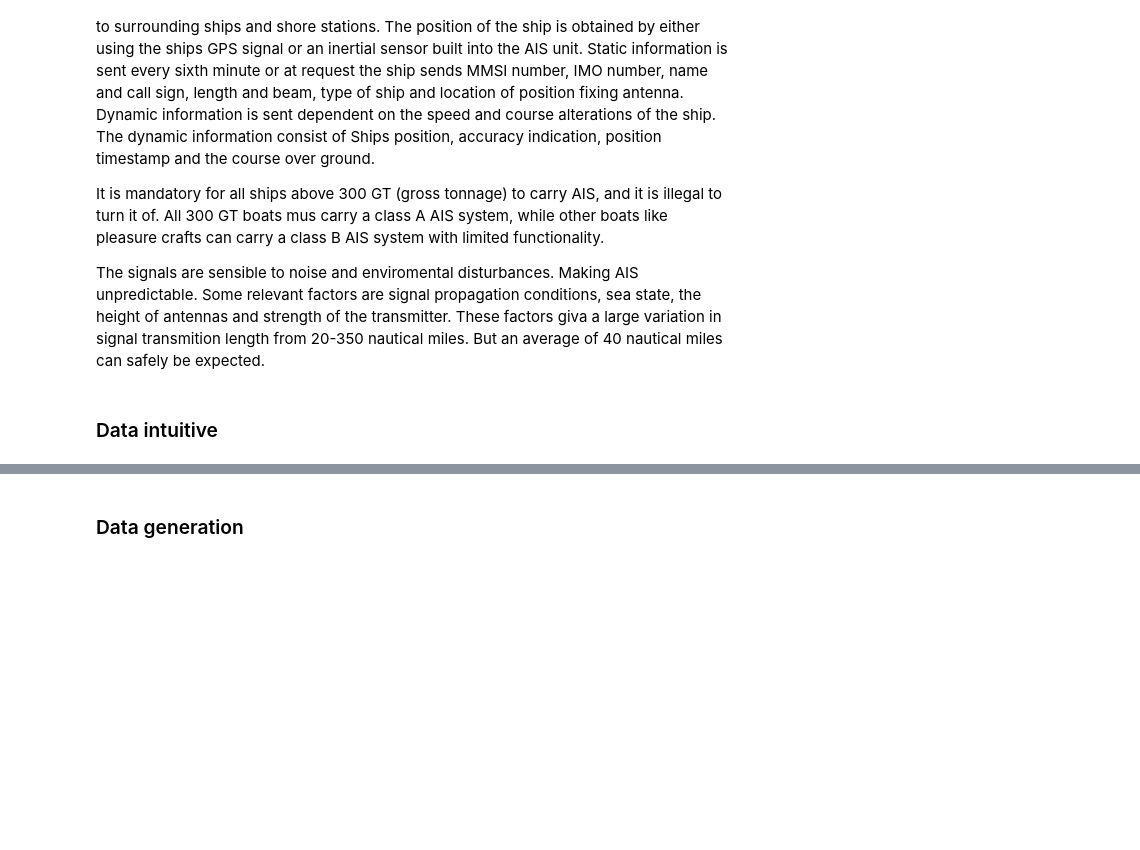
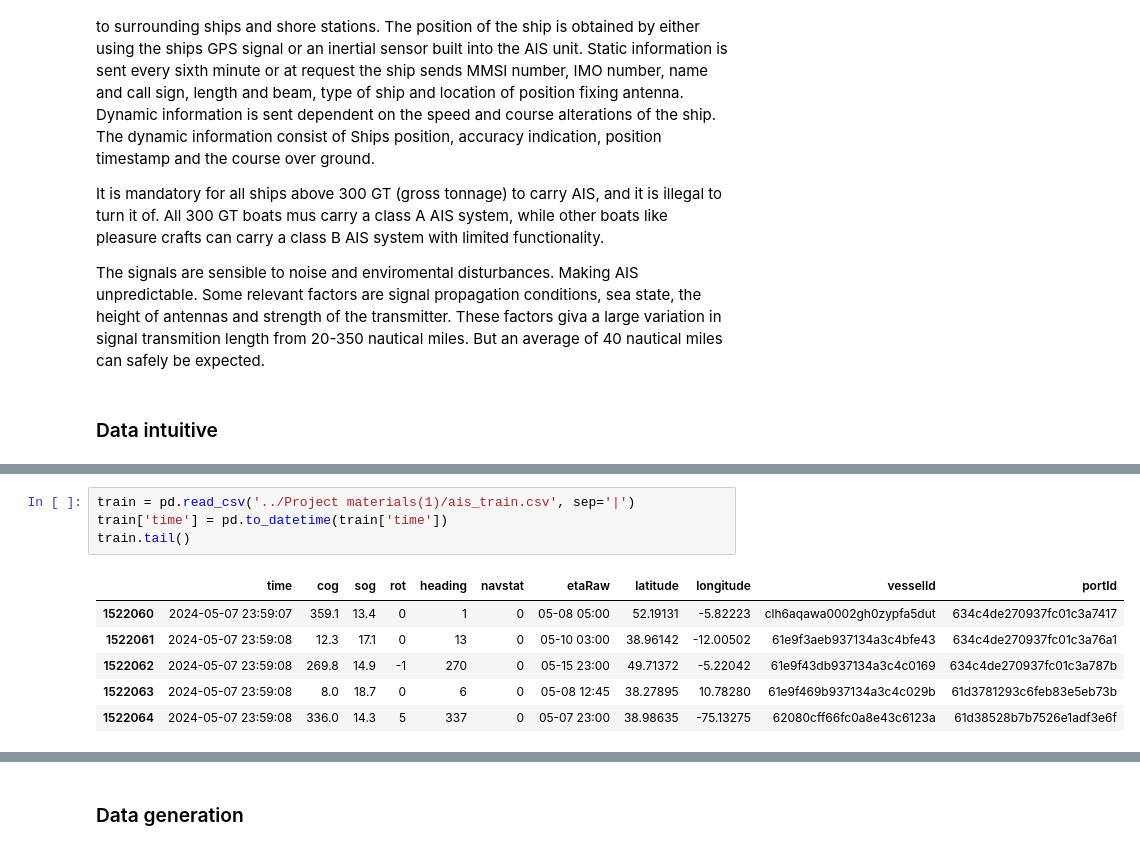
Before and after one commit to MariusVaardal/AIS-Vessel-Trajectory-Prediction, a Jupyter notebook: Report/report.ipynb, the cells around one changed output, grey strips where cells are left out. Drawn from its saved outputs; the diff is of its cells as text; blank space fills up the shorter version.

```diff
--- a/Report/report.ipynb
+++ b/Report/report.ipynb
@@ -13,0 +22,11 @@ The signals are sensible to noise and enviromental disturbances. Making AIS unpr
+# %%
+train = pd.read_csv('../Project materials(1)/ais_train.csv', sep='|')
+train['time'] = pd.to_datetime(train['time'])
+train.tail()
+# %% [output]
+|  | time | cog | sog | rot | heading | navstat | etaRaw | latitude | longitude | vesselId | portId |
+| 1522060 | 2024-05-07 23:59:07 | 359.1 | 13.4 | 0 | 1 | 0 | 05-08 05:00 | 52.19131 | -5.82223 | clh6aqawa0002gh0zypfa5dut | 634c4de270937fc01c3a7417 |
+| 1522061 | 2024-05-07 23:59:08 | 12.3 | 17.1 | 0 | 13 | 0 | 05-10 03:00 | 38.96142 | -12.00502 | 61e9f3aeb937134a3c4bfe43 | 634c4de270937fc01c3a76a1 |
+| 1522062 | 2024-05-07 23:59:08 | 269.8 | 14.9 | -1 | 270 | 0 | 05-15 23:00 | 49.71372 | -5.22042 | 61e9f43db937134a3c4c0169 | 634c4de270937fc01c3a787b |
+| 1522063 | 2024-05-07 23:59:08 | 8.0 | 18.7 | 0 | 6 | 0 | 05-08 12:45 | 38.27895 | 10.78280 | 61e9f469b937134a3c4c029b | 61d3781293c6feb83e5eb73b |
+| 1522064 | 2024-05-07 23:59:08 | 336.0 | 14.3 | 5 | 337 | 0 | 05-07 23:00 | 38.98635 | -75.13275 | 62080cff66fc0a8e43c6123a | 61d38528b7b7526e1adf3e6f |
```
Also changed, not shown: parts of 10 cells of this notebook.
